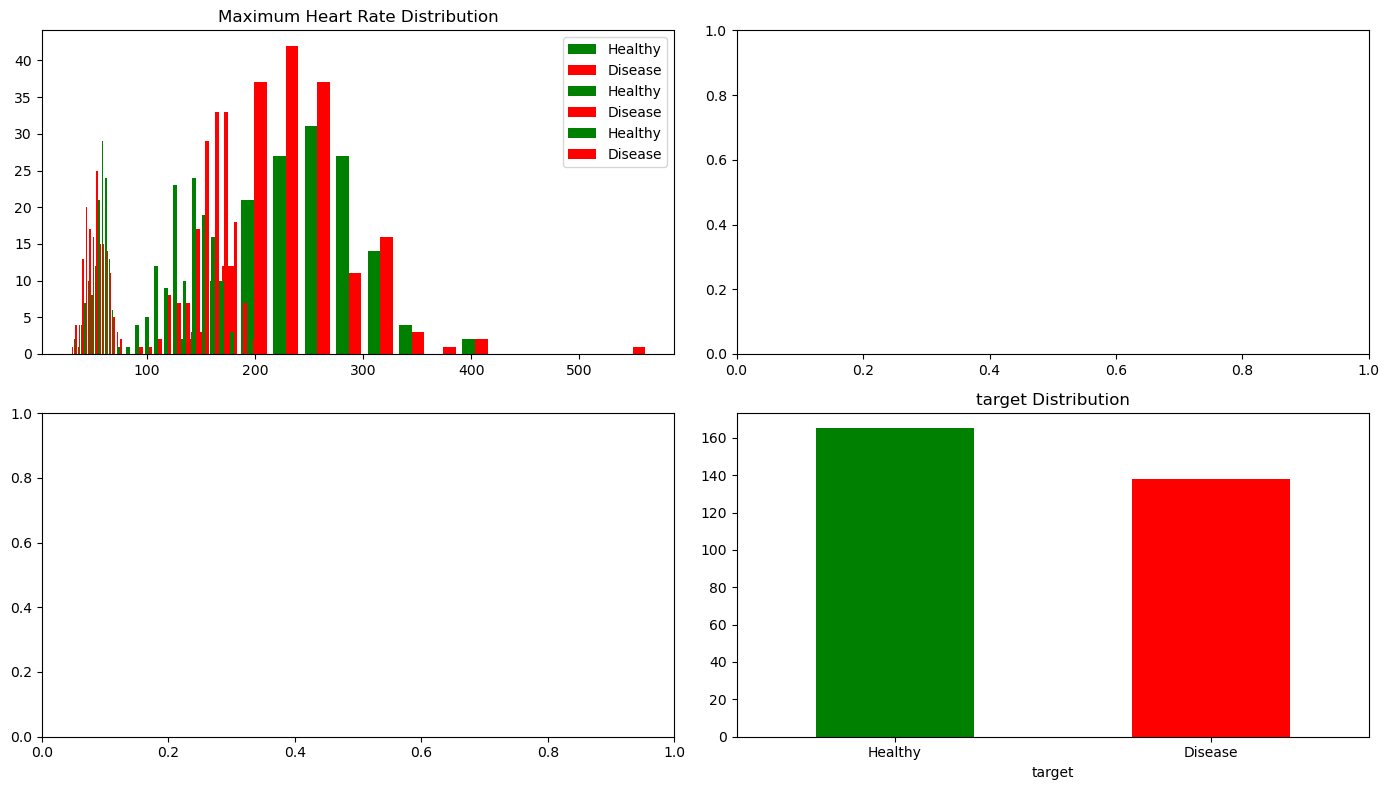
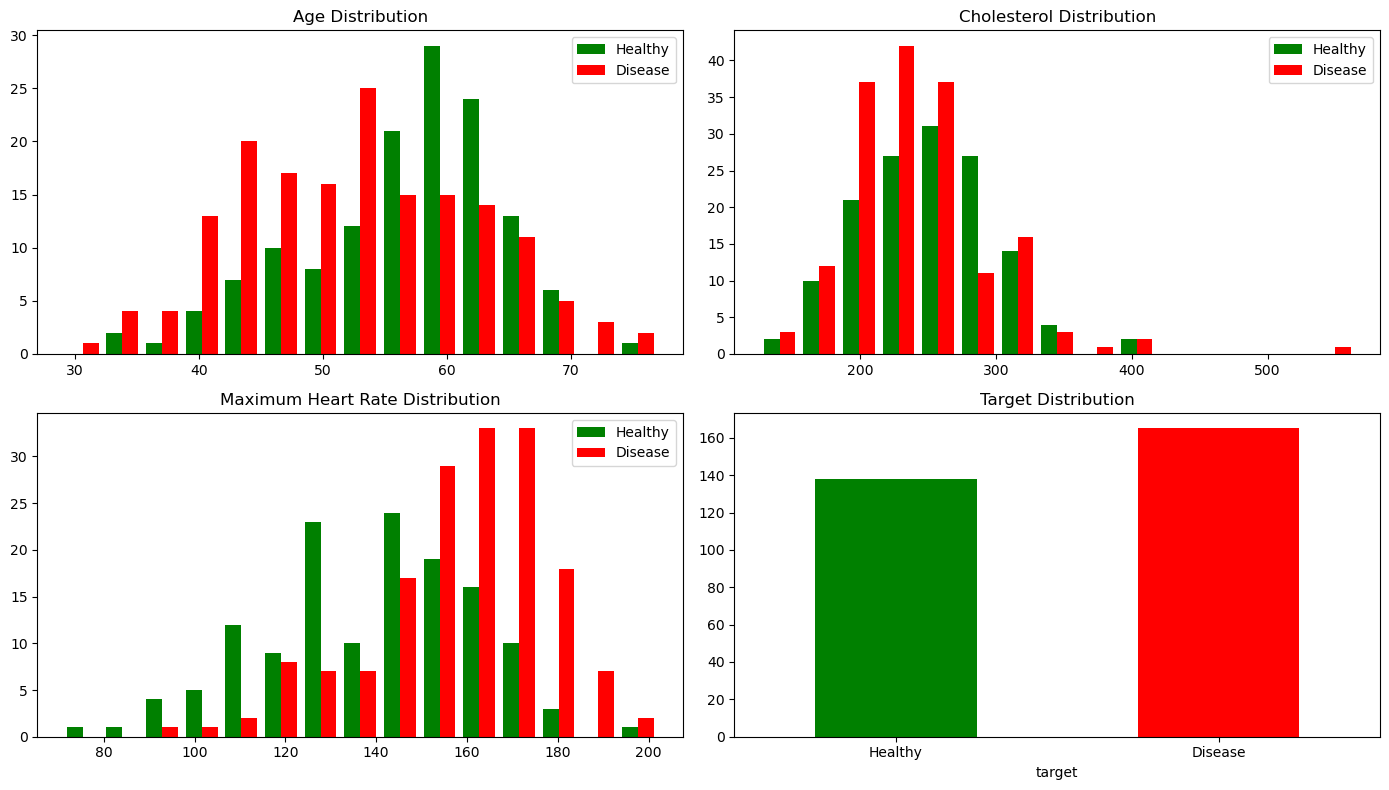
Unified diff of the notebook cell whose output changed from the first chart to the second:
--- before
+++ after
@@ -1,4 +1,5 @@
 fig, axes = plt.subplots(2, 2, figsize=(14, 8))
 
+# Age Distribution
 axes[0, 0].hist(
     [df[df['target'] == 0]['age'],
@@ -8,9 +9,9 @@
     color=['green', 'red']
 )
-
 axes[0, 0].set_title('Age Distribution')
 axes[0, 0].legend()
 
-axes[0, 0].hist(
+# Cholesterol Distribution
+axes[0, 1].hist(
     [df[df['target'] == 0]['chol'],
      df[df['target'] == 1]['chol']],
@@ -19,9 +20,9 @@
     color=['green', 'red']
 )
+axes[0, 1].set_title('Cholesterol Distribution')
+axes[0, 1].legend()
 
-axes[0, 0].set_title('Cholesterol Distribution')
-axes[0, 0].legend()
-
-axes[0, 0].hist(
+# Maximum Heart Rate Distribution
+axes[1, 0].hist(
     [df[df['target'] == 0]['thalach'],
      df[df['target'] == 1]['thalach']],
@@ -30,10 +31,14 @@
     color=['green', 'red']
 )
+axes[1, 0].set_title('Maximum Heart Rate Distribution')
+axes[1, 0].legend()
 
-axes[0, 0].set_title('Maximum Heart Rate Distribution')
-axes[0, 0].legend()
-
-df['target'].value_counts().plot(kind='bar', ax=axes[1, 1], color = ['green', 'red'])
-axes[1, 1].set_title('target Distribution')
+# Target Distribution
+df['target'].value_counts().sort_index().plot(
+    kind='bar',
+    ax=axes[1, 1],
+    color=['green', 'red']
+)
+axes[1, 1].set_title('Target Distribution')
 axes[1, 1].set_xticklabels(['Healthy', 'Disease'], rotation=0)
 

Commit: split data